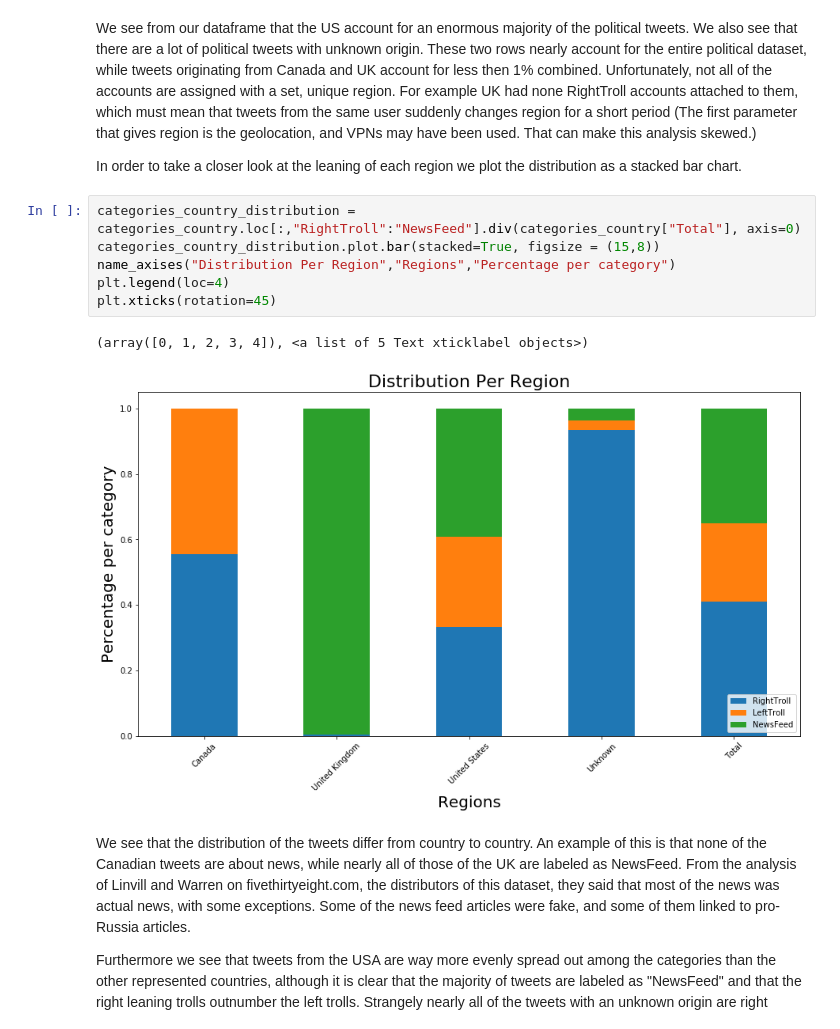
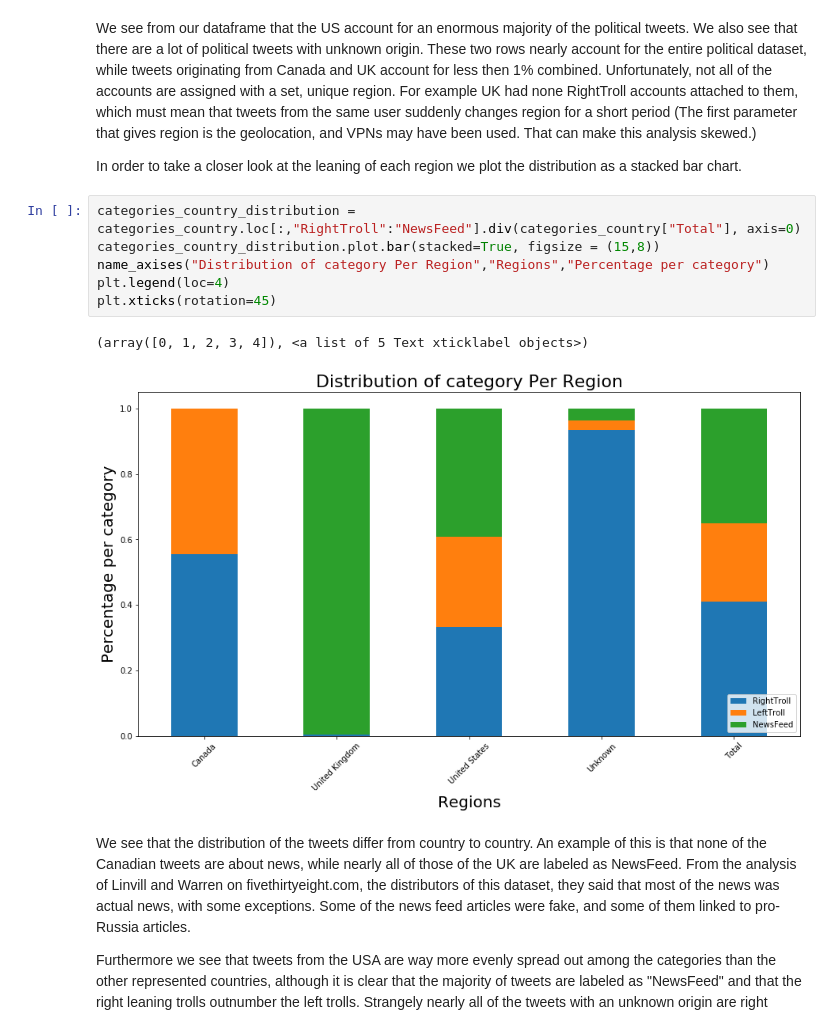
Before and after one commit to haakonms/ADAproject, a Jupyter notebook: Milestone3-Grini-Copy1.ipynb, the cells around one changed output. Saved outputs shown, nothing was run; the diff lists cells and outputs as text.

```diff
--- a/Milestone3-Grini-Copy1.ipynb
+++ b/Milestone3-Grini-Copy1.ipynb
@@ -669,12 +663,12 @@ In order to take a closer look at the leaning of each region we plot the distrib
 # %%
 categories_country_distribution = categories_country.loc[:,"RightTroll":"NewsFeed"].div(categories_country["Total"], axis=0)
 categories_country_distribution.plot.bar(stacked=True, figsize = (15,8))
-name_axises("Distribution Per Region","Regions","Percentage per category")
+name_axises("Distribution of category Per Region","Regions","Percentage per category")
 plt.legend(loc=4)
 plt.xticks(rotation=45)
 # %% [output]
 (array([0, 1, 2, 3, 4]), <a list of 5 Text xticklabel objects>)
-[figure, old version]
+[figure, new version]
 # %% [markdown]
 We see that the distribution of the tweets differ from country to country. An example of this is that none of the Canadian tweets are about news, while nearly all of those of the UK are labeled as NewsFeed. From the analysis of Linvill and Warren on fivethirtyeight.com, the distributors of this dataset, they said that most of the news was actual news, with some exceptions. Some of the news feed articles were fake, and some of them linked to pro-Russia articles.
 
```
Also changed, not shown: parts of 38 cells of this notebook.
